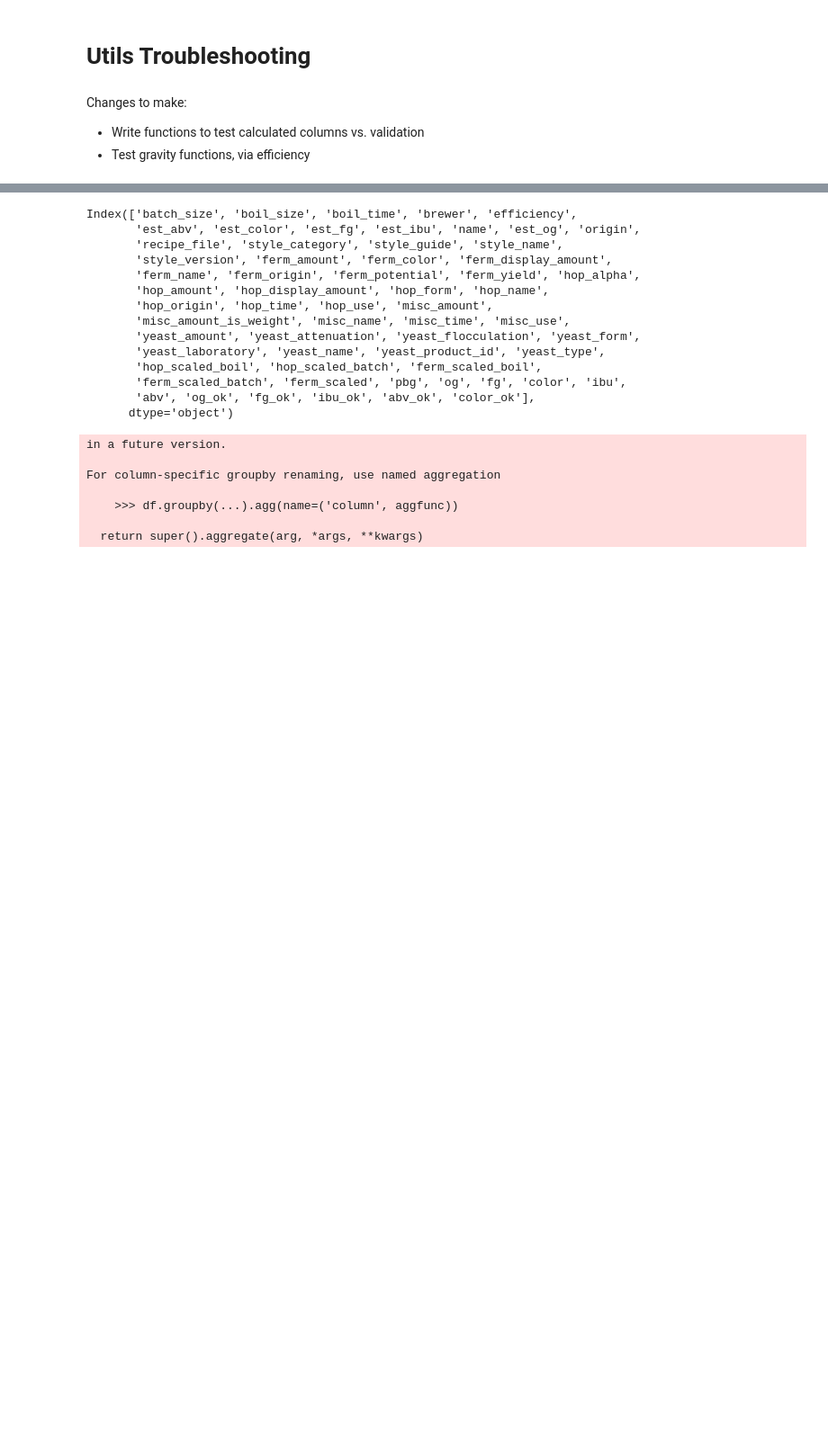
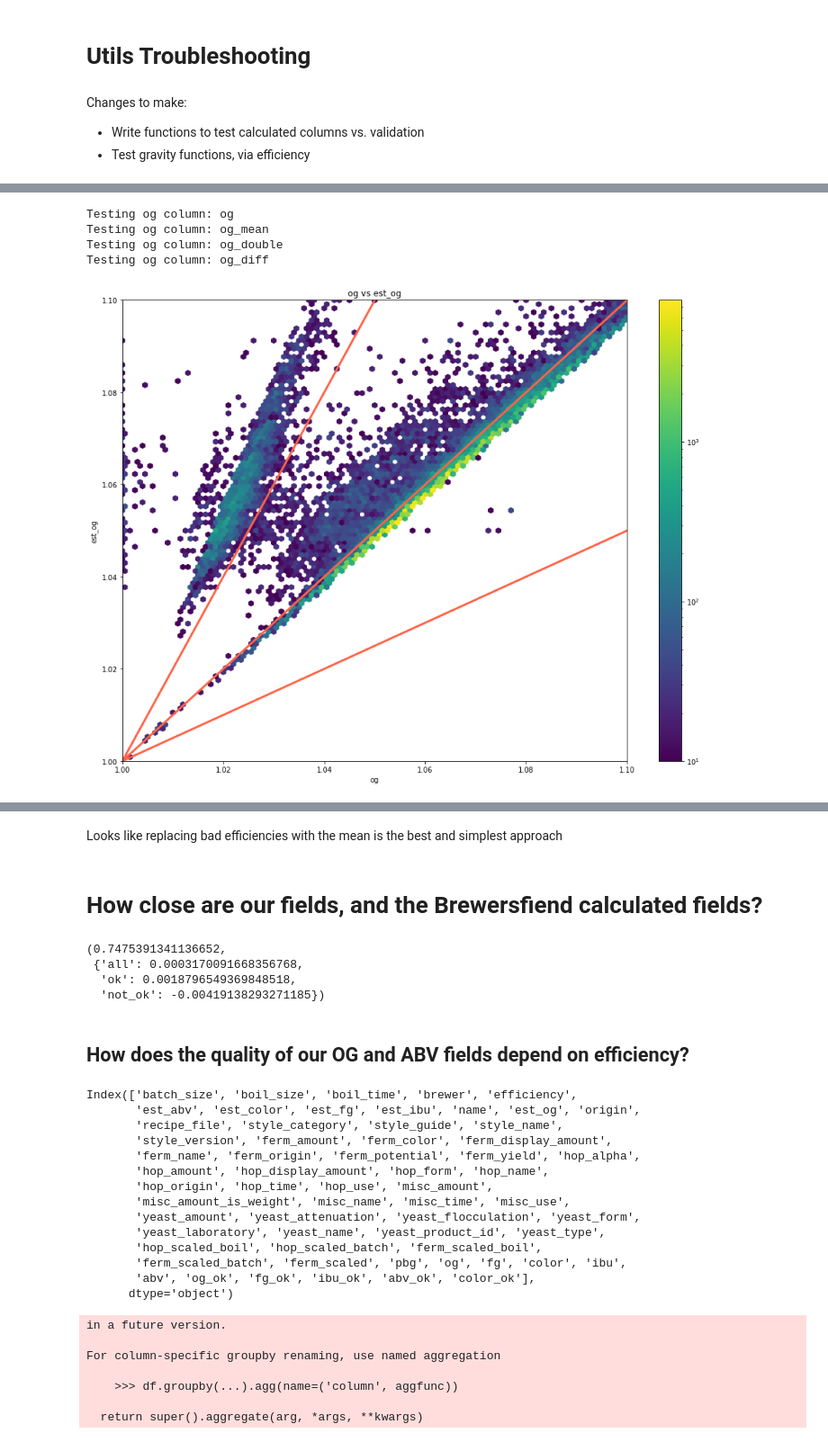
Before and after one commit to rmwoods/beer.ai, a Jupyter notebook: beer.ai/Utils_Troubleshooting.ipynb, the cells around one changed output, grey strips where cells are left out. Shown at 90% size. Cells and saved outputs as stored; diff of their text form; code cells hidden in the pictures; blank space fills up the shorter version.

```diff
--- a/beer.ai/Utils_Troubleshooting.ipynb
+++ b/beer.ai/Utils_Troubleshooting.ipynb
@@ -142,0 +153,26 @@ df[metrics_troubleshoot_cols + ["og_ok"]]
+# %%
+def replace_with_diff_from_one(efficiency, acceptable_min=0.5, acceptable_max=1.0):
+    """ Replace the bad efficiencies with the difference between them and 1 """
+    acceptable_efficiency, unacceptable_efficiency = split_series_on_range(efficiency, acceptable_min, acceptable_max)
+    diff_from_one_efficiency = 1 - unacceptable_efficiency
+    new_efficiency = acceptable_efficiency.append(pd.Series(index=unacceptable_efficiency.index, data=diff_from_one_efficiency))
+    return new_efficiency.sort_index()
+# %%
+df["eff_mean"] = replace_with_mean(df["efficiency"])
+df["eff_double"] = replace_with_double(df["efficiency"])
+df["eff_diff"] = replace_with_diff_from_one(df["efficiency"])
+# %%
+def gravity_og_test(df, eff_col):
+    """
+    TESTING ONLY
+    """
+    ferm_scaled = scale_ferm(df, "batch_size")
+
+    # ferm_extract_yield
+    # Multiply by 100 to get from fraction to plato (which is percentage)
+    fey = ferm_scaled * df["ferm_yield"] * df[eff_col] * 100
+    return 1 + 0.004 * fey.groupby(fey.index).sum()
+# %%
+df["og_mean"] = gravity_og_test(df, "eff_mean")
+df["og_double"] = gravity_og_test(df, "eff_double")
+df["og_diff"] = gravity_og_test(df, "eff_diff")
@@ -142,0 +191,23 @@ df[metrics_troubleshoot_cols + ["og_ok"]]
+# %%
+for col_test in ["og", "og_mean", "og_double", "og_diff"]:
+    print(f"Testing og column: {col_test}")
+    value_min = 1.0
+    value_max = 1.1
+    fig = plt.figure(figsize=[16,12])
+    ax = fig.add_subplot(111)
+    ax.set_title(f"{col_test} vs est_og")
+    colormap = ax.hexbin(df[col_test].values, df["est_og"].values, extent=[value_min, value_max, value_min, value_max], mincnt=10, norm=LogNorm())
+    ax.plot([1, 2], [1, 3], color="tomato", lw=3)
+    ax.plot([1, 2], [1, 2], color="tomato", lw=3)
+    ax.plot([1, 2], [1, 1.5], color="tomato", lw=3)
+    ax.set_xlim([value_min, value_max])
+    ax.set_ylim([value_min, value_max])
+    ax.set_xlabel(col_test)
+    ax.set_ylabel("est_og")
+    fig.colorbar(colormap)
+# %% [output]
+Testing og column: og
+Testing og column: og_mean
+Testing og column: og_double
+Testing og column: og_diff
+[figure, added]
@@ -143,3 +217,16 @@ df[metrics_troubleshoot_cols + ["og_ok"]]
+# %% [markdown]
+Looks like replacing bad efficiencies with the mean is the best and simplest approach
+# %% [markdown]
+# How close are our fields, and the Brewersfiend calculated fields?
+# %%
+assess_quality(df["og"], df["est_og"])
+# %% [output]
+(0.7475391341136652,
+ {'all': 0.0003170091668356768,
+  'ok': 0.0018796549369848518,
+  'not_ok': -0.00419138293271185})
+# %% [markdown]
+## How does the quality of our OG and ABV fields depend on efficiency?
 # %%
 def count_true(gb):
     d = {
```
Also changed, not shown: parts of 21 cells of this notebook.
